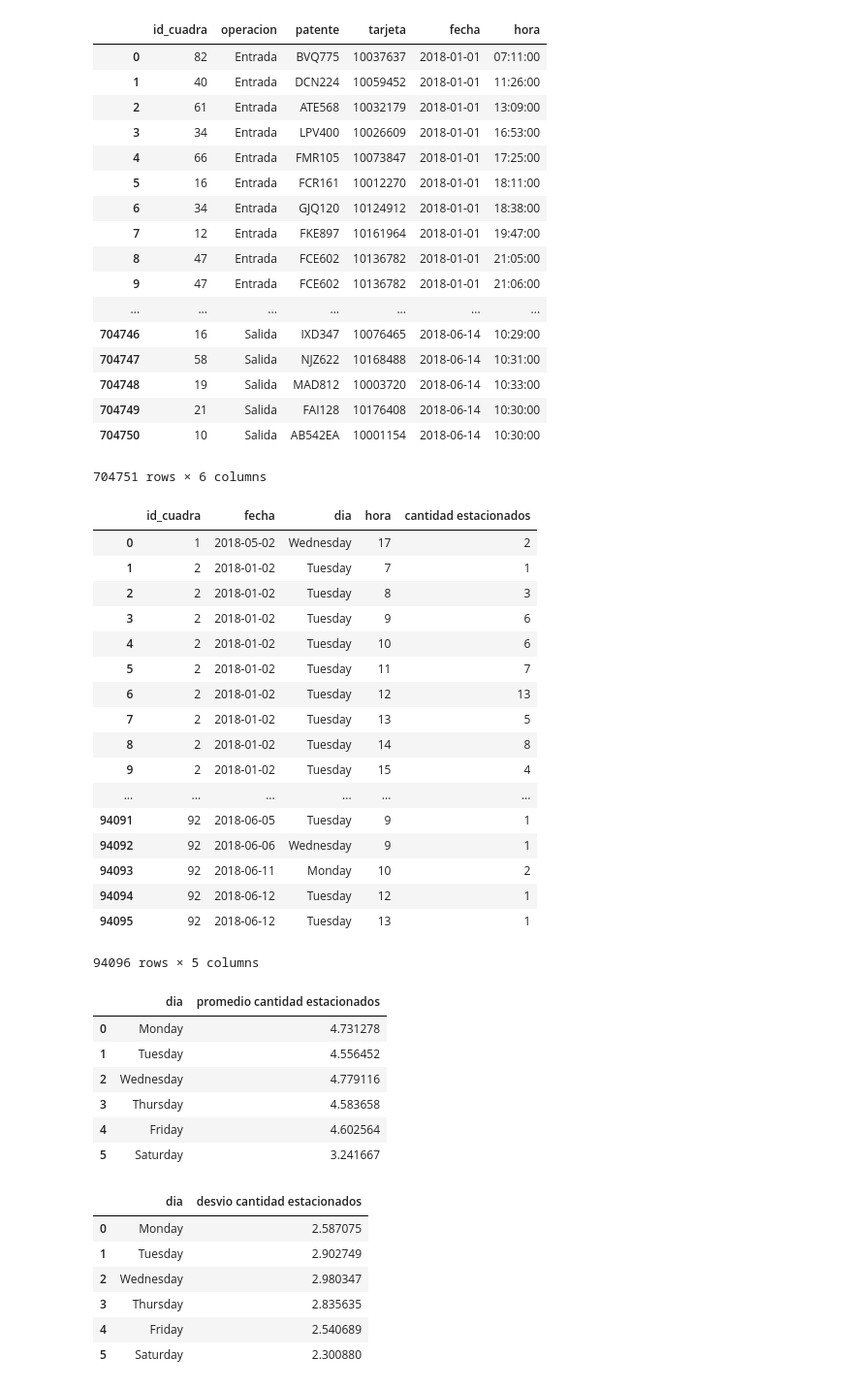
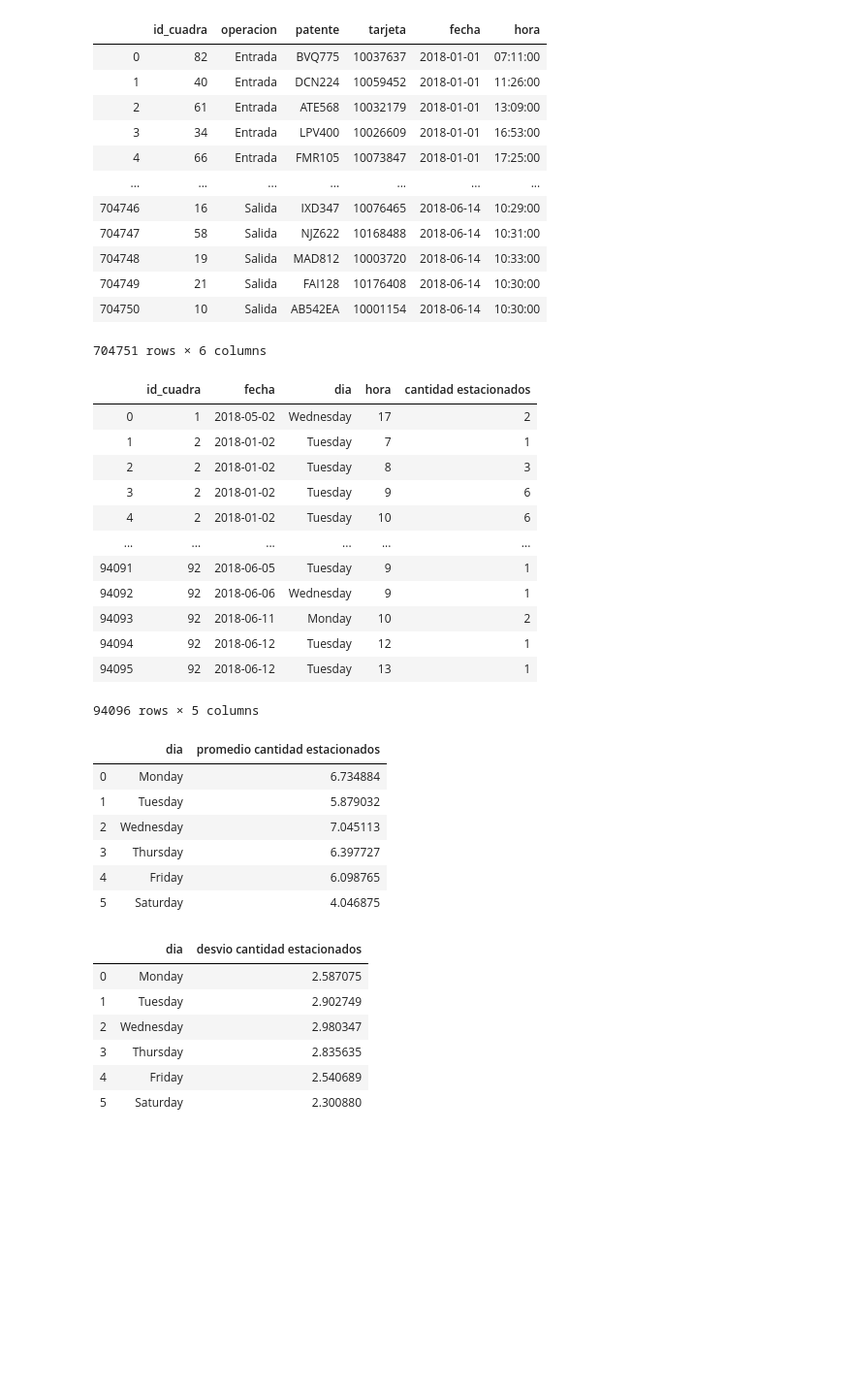
Before and after one commit to LuchoTangorra/Intelligent-parking, a Jupyter notebook: Deprecated/DataFilter.ipynb, the cells around one changed output. Shown at 97% size. Drawn from its saved outputs; the diff is of its cells as text; code cells hidden in the pictures; blank space fills up the shorter version.

```diff
--- a/Deprecated/DataFilter.ipynb
+++ b/Deprecated/DataFilter.ipynb
@@ -383,7 +383,7 @@ class DataFilter:
 
         return day_data['cantidad estacionados'].max()
 # %%
-dataFilter = DataFilter(r"C:\Users\ing_l\Desktop\Facultad\Tesis\Data\Data 1\BD_Parking.csv")
+dataFilter = DataFilter(r"C:\Users\ing_l\Tesis grado\Data\old_BD_Parking_data\BD_Parking.csv")
 # %%
 dataFilter.get_csv_data()
 # %% [output]
@@ -393,11 +393,6 @@ dataFilter.get_csv_data()
 | 2 | 61 | Entrada | ATE568 | 10032179 | 2018-01-01 | 13:09:00 |
 | 3 | 34 | Entrada | LPV400 | 10026609 | 2018-01-01 | 16:53:00 |
 | 4 | 66 | Entrada | FMR105 | 10073847 | 2018-01-01 | 17:25:00 |
-| 5 | 16 | Entrada | FCR161 | 10012270 | 2018-01-01 | 18:11:00 |
-| 6 | 34 | Entrada | GJQ120 | 10124912 | 2018-01-01 | 18:38:00 |
-| 7 | 12 | Entrada | FKE897 | 10161964 | 2018-01-01 | 19:47:00 |
-| 8 | 47 | Entrada | FCE602 | 10136782 | 2018-01-01 | 21:05:00 |
-| 9 | 47 | Entrada | FCE602 | 10136782 | 2018-01-01 | 21:06:00 |
 | ... | ... | ... | ... | ... | ... | ... |
 | 704746 | 16 | Salida | IXD347 | 10076465 | 2018-06-14 | 10:29:00 |
 | 704747 | 58 | Salida | NJZ622 | 10168488 | 2018-06-14 | 10:31:00 |
@@ -414,11 +409,6 @@ dataFilter.get_week_data()
 | 2 | 2 | 2018-01-02 | Tuesday | 8 | 3 |
 | 3 | 2 | 2018-01-02 | Tuesday | 9 | 6 |
 | 4 | 2 | 2018-01-02 | Tuesday | 10 | 6 |
-| 5 | 2 | 2018-01-02 | Tuesday | 11 | 7 |
-| 6 | 2 | 2018-01-02 | Tuesday | 12 | 13 |
-| 7 | 2 | 2018-01-02 | Tuesday | 13 | 5 |
-| 8 | 2 | 2018-01-02 | Tuesday | 14 | 8 |
-| 9 | 2 | 2018-01-02 | Tuesday | 15 | 4 |
 | ... | ... | ... | ... | ... | ... |
 | 94091 | 92 | 2018-06-05 | Tuesday | 9 | 1 |
 | 94092 | 92 | 2018-06-06 | Wednesday | 9 | 1 |
@@ -427,15 +417,15 @@ dataFilter.get_week_data()
 | 94095 | 92 | 2018-06-12 | Tuesday | 13 | 1 |
 94096 rows × 5 columns
 # %%
-dataFilter.get_week_data_avg(street=10)
+dataFilter.get_week_data_avg(street=59)
 # %% [output]
 |  | dia | promedio cantidad estacionados |
-| 0 | Monday | 4.731278 |
-| 1 | Tuesday | 4.556452 |
-| 2 | Wednesday | 4.779116 |
-| 3 | Thursday | 4.583658 |
-| 4 | Friday | 4.602564 |
-| 5 | Saturday | 3.241667 |
+| 0 | Monday | 6.734884 |
+| 1 | Tuesday | 5.879032 |
+| 2 | Wednesday | 7.045113 |
+| 3 | Thursday | 6.397727 |
+| 4 | Friday | 6.098765 |
+| 5 | Saturday | 4.046875 |
 # %%
 dataFilter.get_week_data_std(street=10)
 # %% [output]
```
Also changed, not shown: parts of 2 cells of this notebook, 12 other files.
